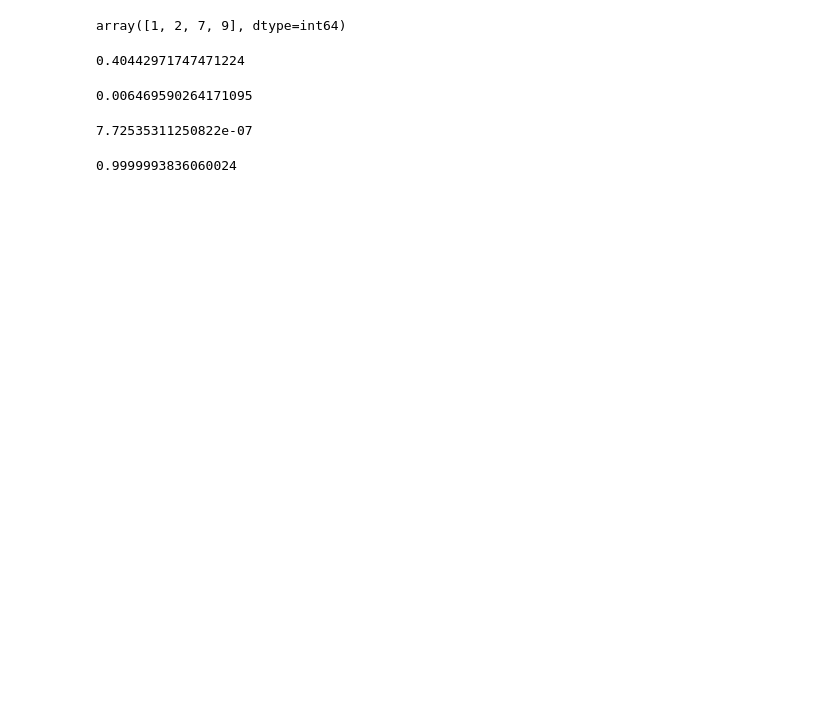
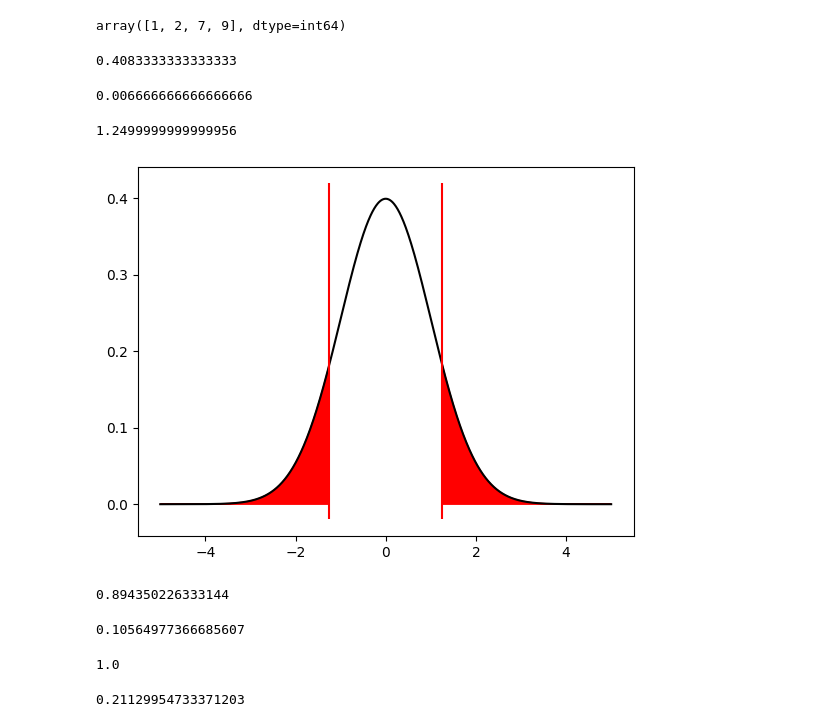
Before and after one commit to anoban/Inferential-Statistical-Analysis-with-Python, a Jupyter notebook: anoban/NHANES-Hypothesis Testing.ipynb, the cells around one changed output. Saved outputs shown, nothing was run; the diff lists cells and outputs as text; code cells hidden in the pictures; blank space fills up the shorter version.

```diff
--- a/anoban/NHANES-Hypothesis Testing.ipynb
+++ b/anoban/NHANES-Hypothesis Testing.ipynb
@@ -6,5 +6,5 @@ from scipy.stats import (t, f, norm)
 # %%
-data = pd.read_csv("../data/nhanes_2015_2016.csv", usecols = ["SMQ020", "RIAGENDR", "DMDCITZN"]).dropna(axis = 0)
+data = pd.read_csv("../data/nhanes_2015_2016.csv", usecols = ["SMQ020", "RIAGENDR", "DMDCITZN", "RIDAGEYR", "BPXSY1"]).dropna(axis = 0)
 # %%
 data.isna().sum(axis = 0)
 # %% [output]
@@ -14 +16,4 @@ DMDCITZN    0
 dtype: int64
+# %%
+ssize = data.shape[0]
+ssize
@@ -27,26 +35,52 @@ array([1, 2, 7, 9], dtype=int64)
 best_est = (data.SMQ020 == 1).mean()
 best_est
 # %% [output]
-0.40442971747471224
+0.4083333333333333
 # %%
 # estimated standard error
 
-stderr_null = np.sqrt((0.4 * (1 - 0.4)) / data.shape[0])
+stderr_null = np.sqrt((0.4 * (1 - 0.4)) / ssize)
 stderr_null
 # %% [output]
-0.006469590264171095
+0.006666666666666666
 # %%
 # test statistic
 
-zstat = (best_est - 0.4) / data.shape[0]
+zstat = (best_est - 0.4) / stderr_null
 zstat
 # %% [output]
-7.72535311250822e-07
+1.2499999999999956
+# %%
+x = np.linspace(-5, 5, num = 1000)
+zpdfs = norm.pdf(x)
+
+fig, axes = plt.subplots()
+axes.plot(x, zpdfs, color = "black")
+ymin, ymax = axes.get_ybound()
+axes.vlines([-zstat, zstat], ymin = ymin, ymax = ymax, color = "red")
+axes.fill_between(x = x, y1 = 0, y2 = zpdfs, where = (x <= -zstat) | (x >= zstat), color = "red")
+plt.show()
+# %% [output]
+[figure, added]
+# %%
+norm.cdf(zstat)
+# %% [output]
+0.894350226333144
+# %%
+norm.cdf(-zstat)
+# %% [output]
+0.10564977366685607
+# %%
+# WOW!
+
+norm.cdf(-zstat) + norm.cdf(zstat)
+# %% [output]
+1.0
 # %%
 p = 2 * (1 - norm.cdf(zstat))
 p
 # %% [output]
-0.9999993836060024
+0.21129954733371203
 # %%
 # p value here is very larger compared to the significance level of 0.05
 # So, we cannot reject the Null hypothesis,
```
Also changed, not shown: parts of 45 cells of this notebook.
